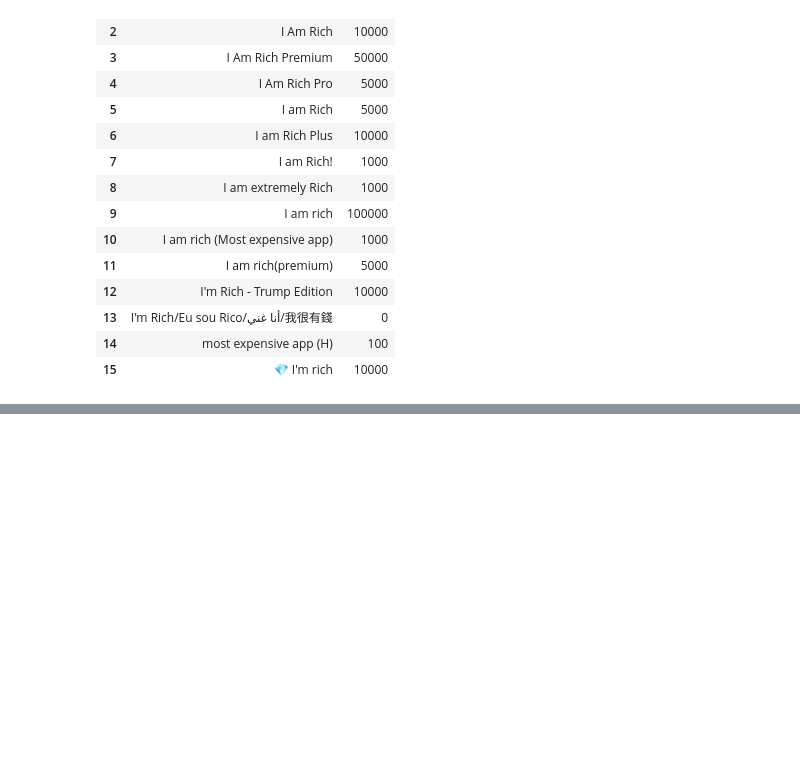
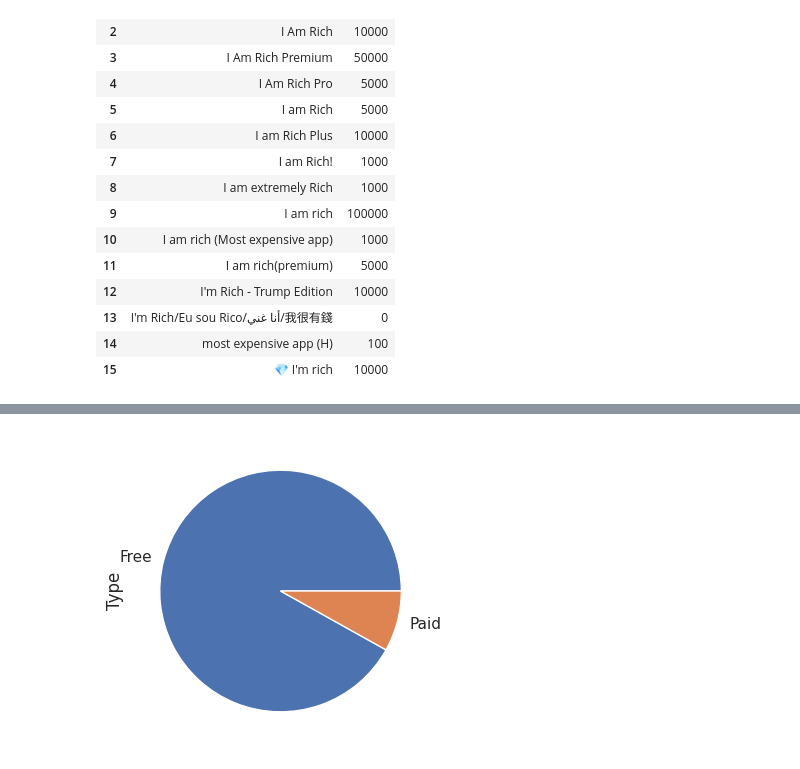
Before and after one commit to Mahima2208/EDA_PlayStore_Apps_Analysis, a Jupyter notebook: MAHIMA_PHALKEY_Play_Store_App_Review_Analysis_Capstone_Project.ipynb, the cells around one changed output, grey strips where cells are left out. Drawn from its saved outputs; the diff is of its cells as text; code cells hidden in the pictures; blank space fills up the shorter version.

```diff
--- a/MAHIMA_PHALKEY_Play_Store_App_Review_Analysis_Capstone_Project.ipynb
+++ b/MAHIMA_PHALKEY_Play_Store_App_Review_Analysis_Capstone_Project.ipynb
@@ -659,0 +699,6 @@ apps_with_greatest_price.groupby('App')['Installs'].sum().reset_index()
+# %%
+play_store_df_1['Type'].value_counts().plot.pie()
+
+plt.show()
+# %% [output]
+[figure, added]
```
Also changed, not shown: parts of 12 cells of this notebook.
